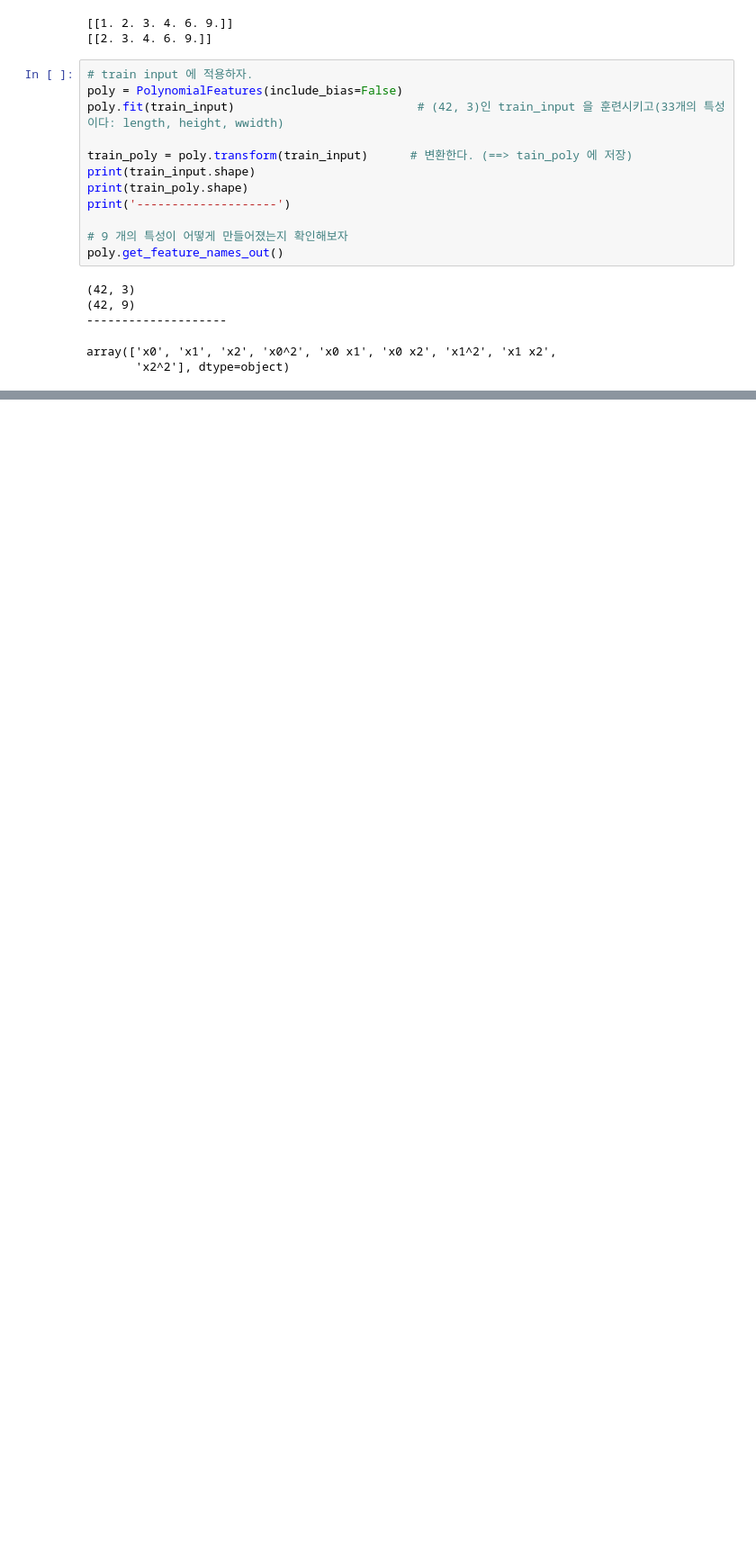
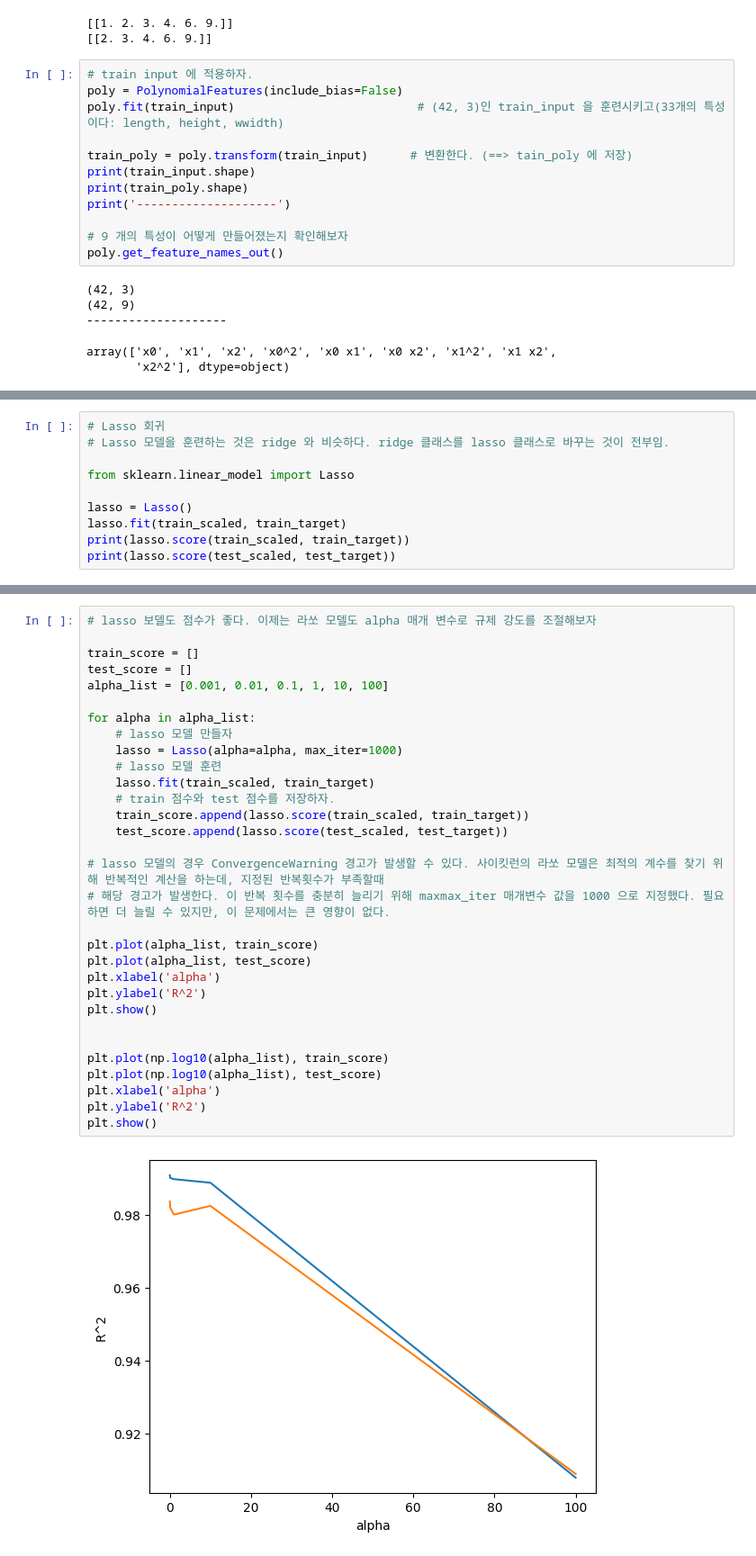
Before and after one commit to soccy/Study, a Jupyter notebook: hongong_03_3.ipynb, the cells around one changed output, grey strips where cells are left out. Shown: that part at 90% size. Cells and saved outputs as stored; diff of their text form; blank space fills up the shorter version.

```diff
--- a/hongong_03_3.ipynb
+++ b/hongong_03_3.ipynb
@@ -168,0 +372,10 @@ array(['x0', 'x1', 'x2', 'x0^2', 'x0 x1', 'x0 x2', 'x1^2', 'x1 x2',
+# %%
+# Lasso 회귀
+# Lasso 모델을 훈련하는 것은 ridge 와 비슷하다. ridge 클래스를 lasso 클래스로 바꾸는 것이 전부임.
+
+from sklearn.linear_model import Lasso
+
+lasso = Lasso()
+lasso.fit(train_scaled, train_target)
+print(lasso.score(train_scaled, train_target))
+print(lasso.score(test_scaled, test_target))
@@ -168,0 +385,33 @@ array(['x0', 'x1', 'x2', 'x0^2', 'x0 x1', 'x0 x2', 'x1^2', 'x1 x2',
+# %%
+# lasso 보델도 점수가 좋다. 이제는 라쏘 모델도 alpha 매개 변수로 규제 강도를 조절해보자
+
+train_score = []
+test_score = []
+alpha_list = [0.001, 0.01, 0.1, 1, 10, 100]
+
+for alpha in alpha_list:
+    # lasso 모델 만들자
+    lasso = Lasso(alpha=alpha, max_iter=1000)
+    # lasso 모델 훈련
+    lasso.fit(train_scaled, train_target)
+    # train 점수와 test 점수를 저장하자.
+    train_score.append(lasso.score(train_scaled, train_target))
+    test_score.append(lasso.score(test_scaled, test_target))
+
+# lasso 모델의 경우 ConvergenceWarning 경고가 발생할 수 있다. 사이킷런의 라쏘 모델은 최적의 계수를 찾기 위해 반복적인 계산을 하는데, 지정된 반복횟수가 부족할때
+# 해당 경고가 발생한다. 이 반복 횟수를 충분히 늘리기 위해 maxmax_iter 매개변수 값을 1000 으로 지정했다. 필요하면 더 늘릴 수 있지만, 이 문제에서는 큰 영향이 없다.
+
+plt.plot(alpha_list, train_score)
+plt.plot(alpha_list, test_score)
+plt.xlabel('alpha')
+plt.ylabel('R^2')
+plt.show()
+
+
+plt.plot(np.log10(alpha_list), train_score)
+plt.plot(np.log10(alpha_list), test_score)
+plt.xlabel('alpha')
+plt.ylabel('R^2')
+plt.show()
+# %% [output]
+[figure, added]
```
Also changed, not shown: parts of 14 cells of this notebook.
